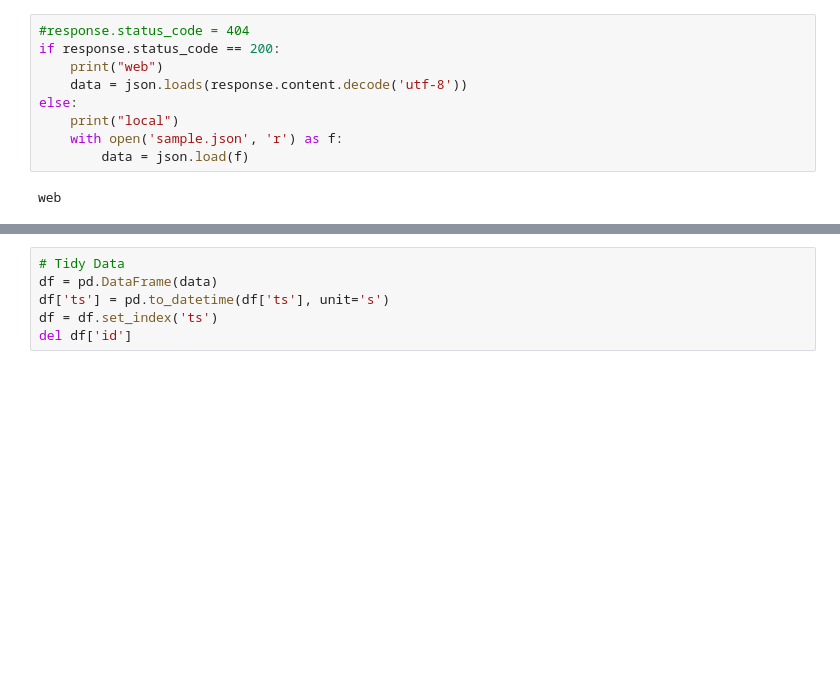
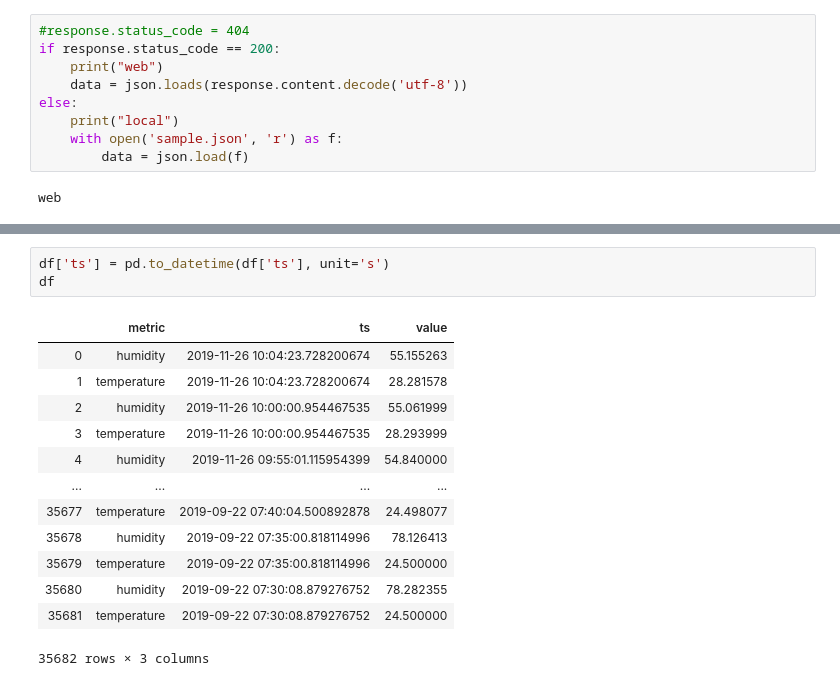
Before and after one commit to neozenith/temperature-timeseries, a Jupyter notebook: analysis.ipynb, the cells around one changed output, grey strips where cells are left out. Drawn from its saved outputs; the diff is of its cells as text; blank space fills up the shorter version.

```diff
--- a/analysis.ipynb
+++ b/analysis.ipynb
@@ -43,6 +70,17 @@ web
 # %%
-# Tidy Data
-df = pd.DataFrame(data)
 df['ts'] = pd.to_datetime(df['ts'], unit='s')
-df = df.set_index('ts')
-del df['id']
+df
+# %% [output]
+|  | metric | ts | value |
+| 0 | humidity | 2019-11-26 10:04:23.728200674 | 55.155263 |
+| 1 | temperature | 2019-11-26 10:04:23.728200674 | 28.281578 |
+| 2 | humidity | 2019-11-26 10:00:00.954467535 | 55.061999 |
+| 3 | temperature | 2019-11-26 10:00:00.954467535 | 28.293999 |
+| 4 | humidity | 2019-11-26 09:55:01.115954399 | 54.840000 |
+| ... | ... | ... | ... |
+| 35677 | temperature | 2019-09-22 07:40:04.500892878 | 24.498077 |
+| 35678 | humidity | 2019-09-22 07:35:00.818114996 | 78.126413 |
+| 35679 | temperature | 2019-09-22 07:35:00.818114996 | 24.500000 |
+| 35680 | humidity | 2019-09-22 07:30:08.879276752 | 78.282355 |
+| 35681 | temperature | 2019-09-22 07:30:08.879276752 | 24.500000 |
+35682 rows × 3 columns
```
Also changed, not shown: parts of 24 cells of this notebook, 2 other files.
